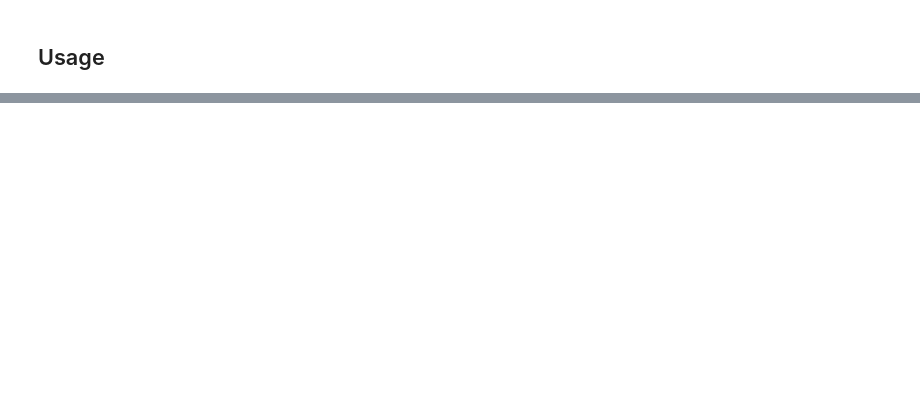
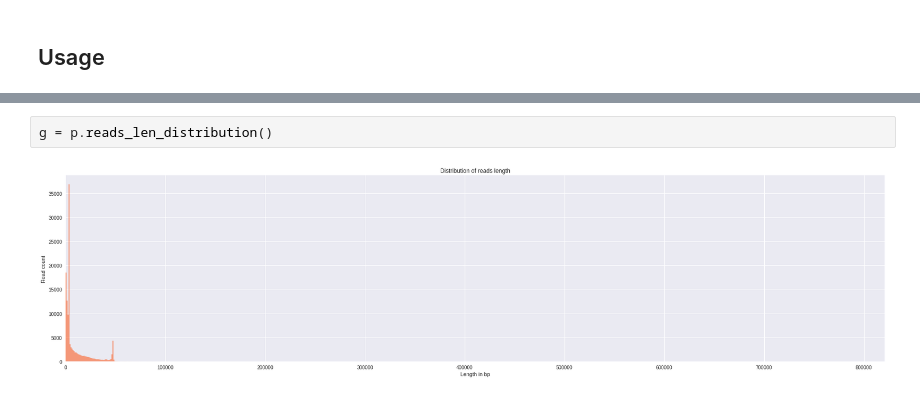
Before and after one commit to a-slide/pycoQC, a Jupyter notebook: README.ipynb, the cells around one changed output, grey strips where cells are left out. Drawn from its saved outputs; the diff is of its cells as text; blank space fills up the shorter version.

```diff
--- a/README.ipynb
+++ b/README.ipynb
@@ -29,0 +139,4 @@ os.path.join(directory, db_filename)
+# %%
+g = p.reads_len_distribution()
+# %% [output]
+[figure, added]
```
Also changed, not shown: parts of 52 cells of this notebook, 9 other files.
